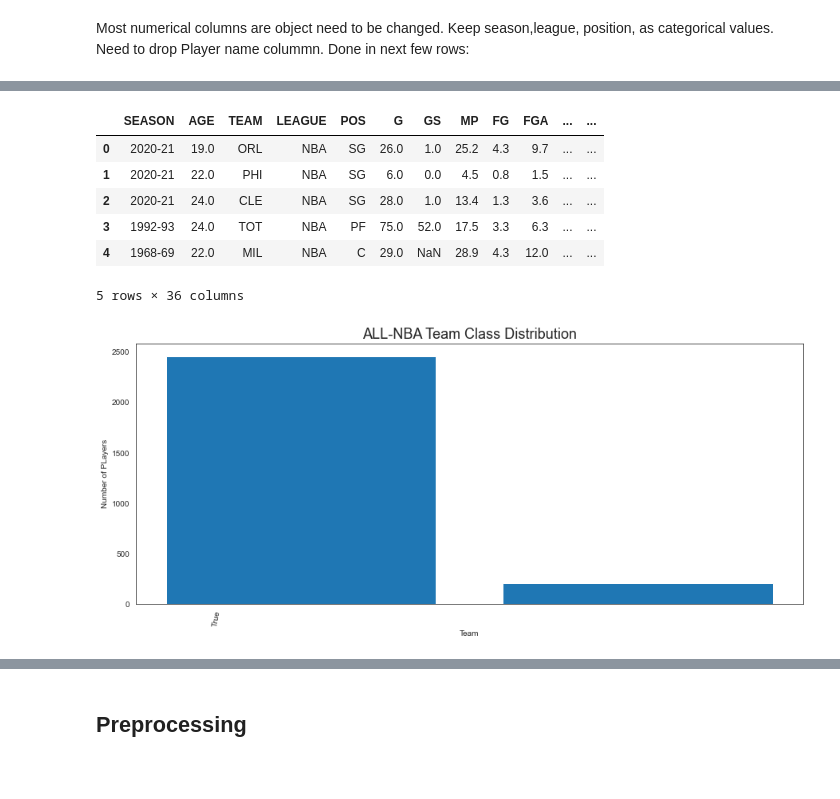
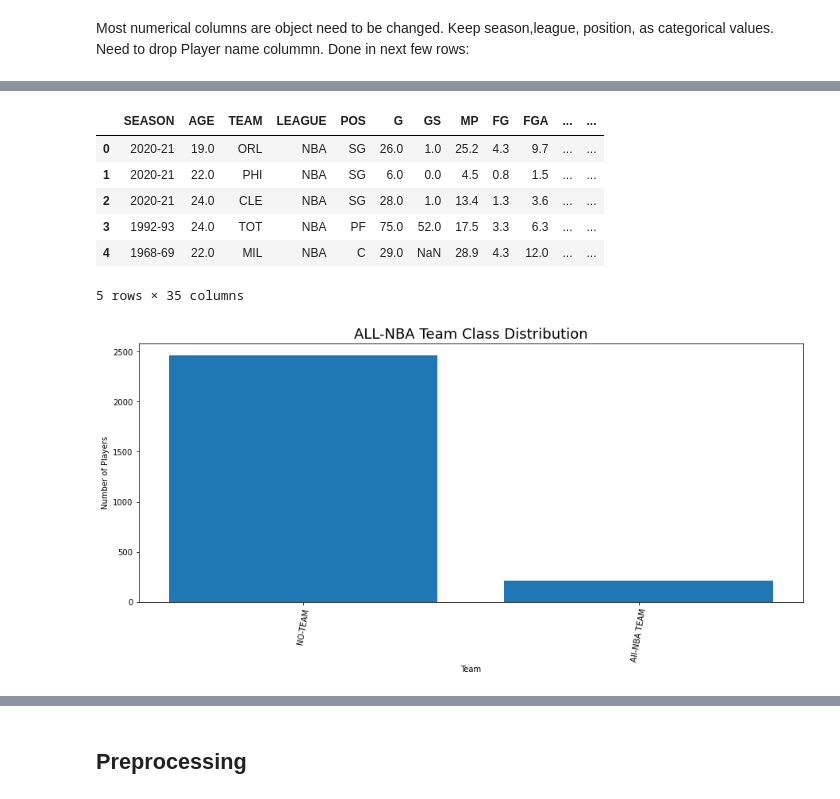
Before and after one commit to hs1692/All-NBA-Team-Analysis, a Jupyter notebook: All-NBA Analysis Final Notebook.ipynb, the cells around one changed output, grey strips where cells are left out. Cells and saved outputs as stored; diff of their text form; code cells hidden in the pictures; blank space fills up the shorter version.

```diff
--- a/All-NBA Analysis Final Notebook.ipynb
+++ b/All-NBA Analysis Final Notebook.ipynb
@@ -338,4 +374,4 @@ dtype: int64
 # %% [markdown]
 Many players in nba are drafted and do not end up playing or getting waived. As we can see we unfortunetely have to drop them from the dataset as they do not play in the NBA though they were tracked.
 # %%
-#df=df_final[df_final['POS'].isin(['PG','SG','SF','PF','C'])]
+df=df_final[df_final['POS'].isin(['PG','SG','SF','PF','C'])]
@@ -494,19 +530,23 @@ df.head()
 | 2 | 2020-21 | 24.0 | CLE | NBA | SG | 28.0 | 1.0 | 13.4 | 1.3 | 3.6 | ... | ... |
 | 3 | 1992-93 | 24.0 | TOT | NBA | PF | 75.0 | 52.0 | 17.5 | 3.3 | 6.3 | ... | ... |
 | 4 | 1968-69 | 22.0 | MIL | NBA | C | 29.0 | NaN | 28.9 | 4.3 | 12.0 | ... | ... |
-5 rows × 36 columns
+5 rows × 35 columns
+# %%
+dfeda=df.copy()
+# %%
+dfeda['target']=dfeda['target'].map({1:'All-NBA TEAM', 0:'NO-TEAM'})
 # %%
 #Analysis to see most popular genres produced.
-counts = df['target'].value_counts()
+counts = dfeda['target'].value_counts()
 
 
 fig, ax = plt.subplots(figsize=(15, 6))
 
 plt.title('ALL-NBA Team Class Distribution',fontsize=18)
 plt.xlabel('Team')
-plt.ylabel('Number of PLayers')
+plt.ylabel('Number of Players')
 
 ax.bar(x=counts.index, height=counts)
 ax.set_xticklabels(labels=counts.index, rotation=80);
 # %% [output]
-[figure, old version]
+[figure, new version]
```
Also changed, not shown: parts of 51 cells of this notebook, 7 other files.
